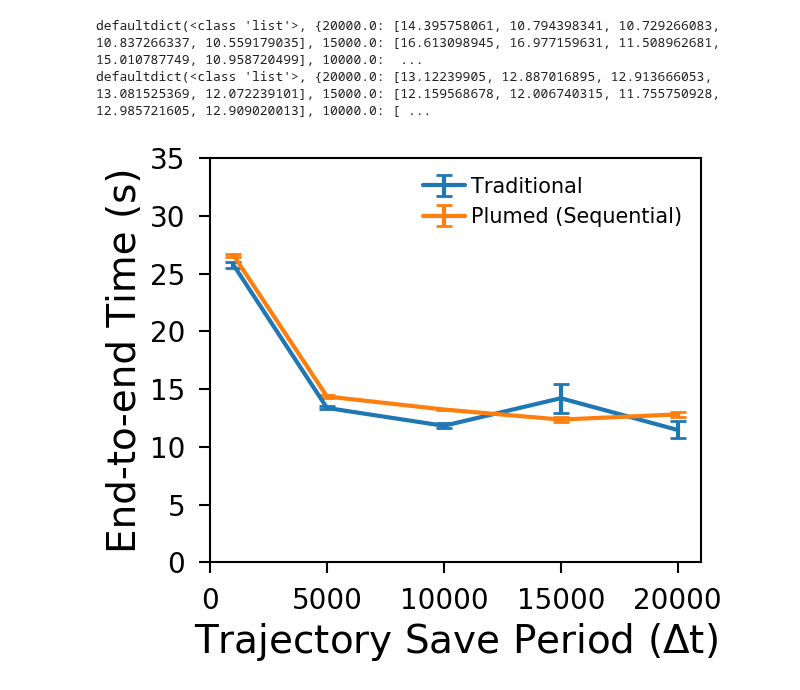
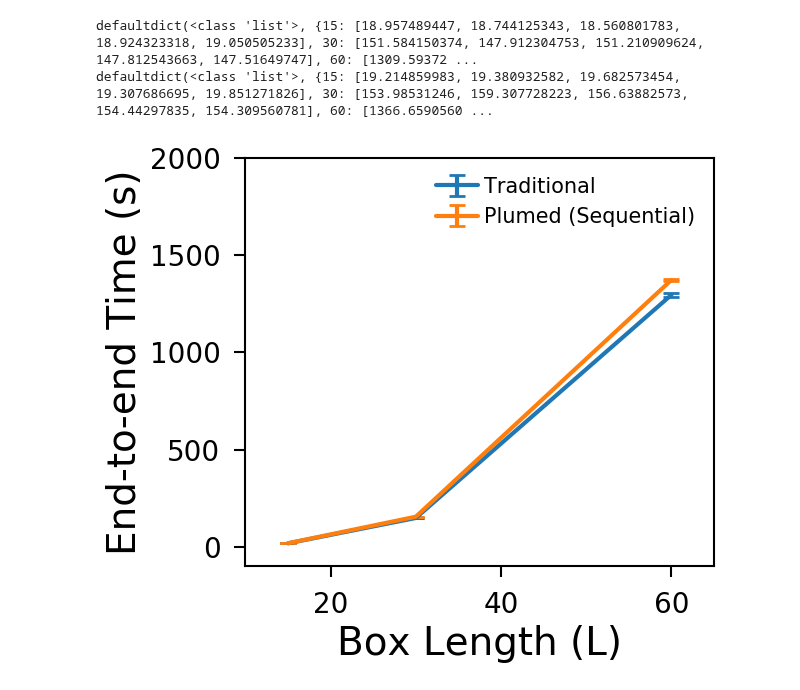
Before and after one commit to Analytics4MD/A4MD, a Jupyter notebook: examples/plot_ete_time.ipynb, the cells around one changed output. Saved outputs shown, nothing was run; the diff lists cells and outputs as text; code cells hidden in the pictures.

Commit message:
Notebooks using common data parsing scripts

```diff
--- a/examples/plot_ete_time.ipynb
+++ b/examples/plot_ete_time.ipynb
@@ -8,20 +63,19 @@ import matplotlib
 import matplotlib.pyplot as plt
 from scipy import stats
 
-def timestamp_to_seconds(t):
-    return sum(float(n) * m for n, m in zip(reversed(t), (1, 60, 3600)))
 
 # This will return absolute paths
-paths = {'sequential_using_mdtraj':'Traditional','sequential_in_transit_plumed_global_module':'Plumed (Sequential)'}
+paths = {'sequential_vary_N':'Traditional','sequential_in_transit_vary_N':'Plumed (Sequential)'}
 for path,legend in paths.items():
     total_times = defaultdict(list)
     sim_time_dict = defaultdict(list)
     log_files = [os.path.abspath(f) for f in iglob('{}/slurm*'.format(path), recursive=True)]
     for log_file in log_files:
         #print(log_file)
-        total_time=None
+        total_time=0
         dump_interval = None
         sim_times=[]
+        L=0
         with open(log_file) as fp:
             line = fp.readline()
             #print(line)
@@ -31,43 +85,51 @@ for path,legend in paths.items():
                     values = line.split(':')
                     if float(values[1]) >500:
                         dump_interval = float(values[1])
+                if 'Created orthogonal box =' in line:
+                    values = line.split(' ')
+                    L = int(values[-2])
+                if 'Created ' in line:
+                    values = line.split(' ')
+                    if values[2] == 'atoms\n':
+                        N = float(values[1])
+                        #print('N:',N)
                 if 'Total wall time' in line:
                     values = line.split(':')
                     sim_time = float(timestamp_to_seconds(values[1:]))
                     sim_times.append(sim_time)
                 if 'ETE_TIME' in line:
                     #print(line)
                     values = line.split(':')
                     total_time = float(values[1])
                     break
                 line = fp.readline()
-            if total_time is not None and dump_interval is not None:
-                total_times[dump_interval].append(total_time)
+            if total_time >0 and dump_interval is not None and N is not None:
+                total_times[L].append(total_time)
         if len(sim_times)>0 and dump_interval is not None:
             #print(log_file)
             sim_time_dict[dump_interval].append(sim_times[-1])
         else:
             #print('Could not find sim time in ',log_file)
             continue
     print(total_times)
     mean_tts = [np.mean(total_time_vals) for dump_interval, total_time_vals in total_times.items()]
     std_tts = [stats.sem(total_time_vals) for dump_interval, total_time_vals in total_times.items()]
     dump_intervals = total_times.keys()
     plt.errorbar(dump_intervals,mean_tts,std_tts,
                  #fmt='o',
                  #ecolor='g',
                  capsize=6,
                  #elinewidth=3,
                  capthick=2,
                 label=legend)
-plt.xlabel("Trajectory Save Period ($\Delta$t)")
+plt.xlabel("Box Length (L)")
 plt.ylabel("End-to-end Time (s)")
 plt.legend(fontsize=15)
-plt.ylim(0,35)
-plt.xlim(0,21000)
-plt.savefig('figure_ETE.png', transparent=True)
+plt.ylim(-100,2000)
+plt.xlim(10,65)
+plt.savefig('figure_ETE_vary_N.png', transparent=True)
 plt.show()
 # %% [output]
-defaultdict(<class 'list'>, {20000.0: [14.395758061, 10.794398341, 10.729266083, 10.837266337, 10.559179035], 15000.0: [16.613098945, 16.977159631, 11.508962681, 15.010787749, 10.958720499], 10000.0:  ...
-defaultdict(<class 'list'>, {20000.0: [13.12239905, 12.887016895, 12.913666053, 13.081525369, 12.072239101], 15000.0: [12.159568678, 12.006740315, 11.755750928, 12.985721605, 12.909020013], 10000.0: [ ...
+defaultdict(<class 'list'>, {15: [18.957489447, 18.744125343, 18.560801783, 18.924323318, 19.050505233], 30: [151.584150374, 147.912304753, 151.210909624, 147.812543663, 147.51649747], 60: [1309.59372 ...
+defaultdict(<class 'list'>, {15: [19.214859983, 19.380932582, 19.682573454, 19.307686695, 19.851271826], 30: [153.98531246, 159.307728223, 156.63882573, 154.44297835, 154.309560781], 60: [1366.6590560 ...
-[figure, old version]
+[figure, new version]
```
Also changed, not shown: parts of 2 cells of this notebook, 2 other files.
